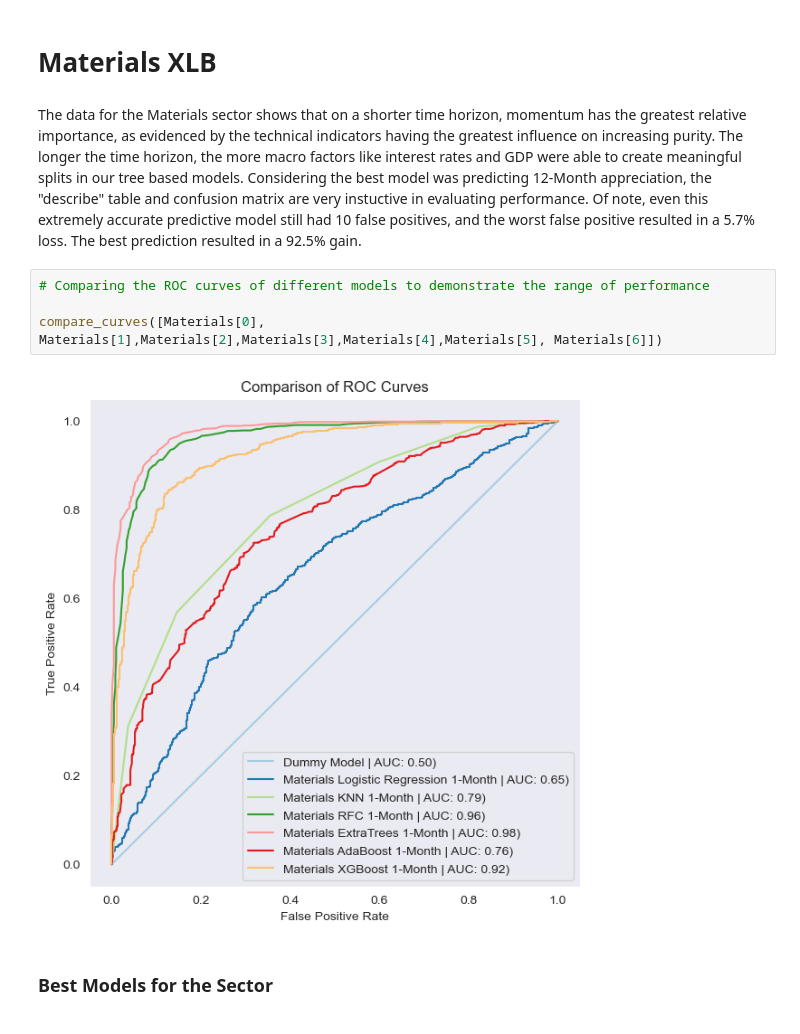
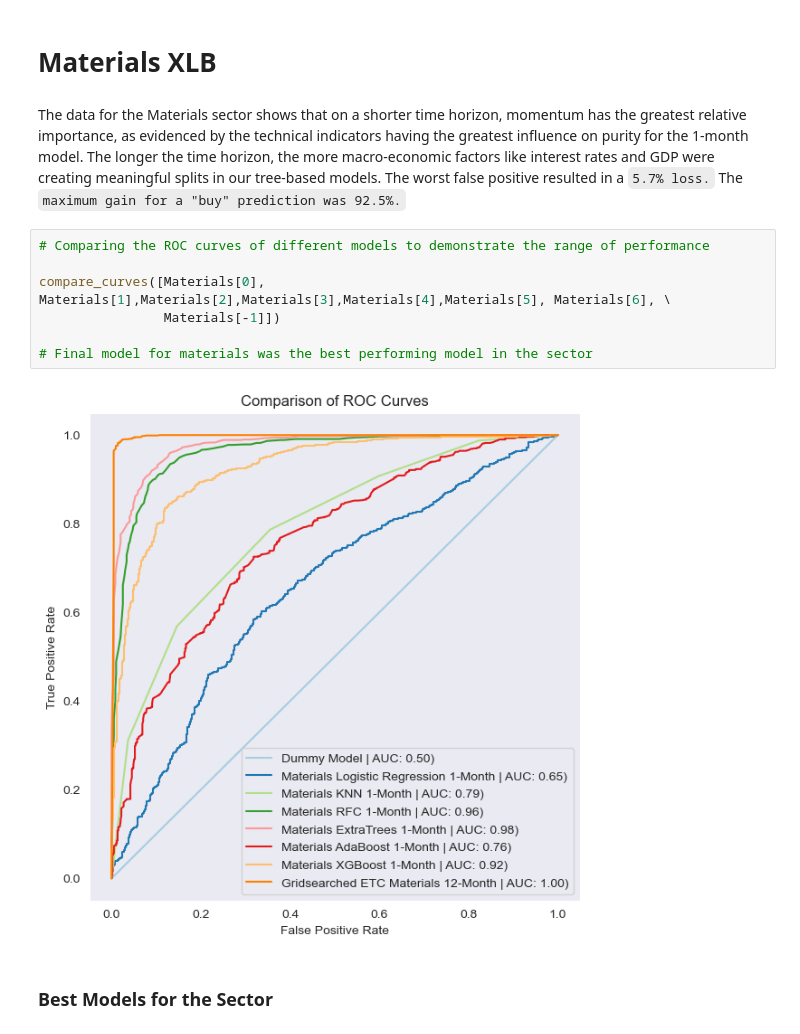
Before and after one commit to dvdhartsman/Stock_Market_Analysis, a Jupyter notebook: 2b_SPDR_Eval.ipynb, the cells around one changed output. Drawn from its saved outputs; the diff is of its cells as text.

```diff
--- a/2b_SPDR_Eval.ipynb
+++ b/2b_SPDR_Eval.ipynb
@@ -248,13 +252,16 @@ show_time_horizon(models_df, "Twelve").sort_values(by='test_accuracy', ascending
 # %% [markdown]
 # Materials XLB
 # %% [markdown]
-The data for the Materials sector shows that on a shorter time horizon, momentum has the greatest relative importance, as evidenced by the technical indicators having the greatest influence on increasing purity. The longer the time horizon, the more macro factors like interest rates and GDP were able to create meaningful splits in our tree based models. Considering the best model was predicting 12-Month appreciation, the "describe" table and confusion matrix are very instuctive in evaluating performance. Of note, even this extremely accurate predictive model still had 10 false positives, and the worst false positive resulted in a 5.7% loss. The best prediction resulted in a 92.5% gain.
+The data for the Materials sector shows that on a shorter time horizon, momentum has the greatest relative importance, as evidenced by the technical indicators having the greatest influence on purity for the 1-month model. The longer the time horizon, the more macro-economic factors like interest rates and GDP were creating meaningful splits in our tree-based models. The worst false positive resulted in a `5.7% loss.` The `maximum gain for a "buy" prediction was 92.5%.`
 # %%
 # Comparing the ROC curves of different models to demonstrate the range of performance
 
-compare_curves([Materials[0], Materials[1],Materials[2],Materials[3],Materials[4],Materials[5], Materials[6]])
+compare_curves([Materials[0], Materials[1],Materials[2],Materials[3],Materials[4],Materials[5], Materials[6], \
+                Materials[-1]])
+
+# Final model for materials was the best performing model in the sector
 # %% [output]
-[figure, old version]
+[figure, new version]
 # %% [markdown]
 ### Best Models for the Sector
 # %%
```
Also changed, not shown: parts of 13 cells of this notebook.
